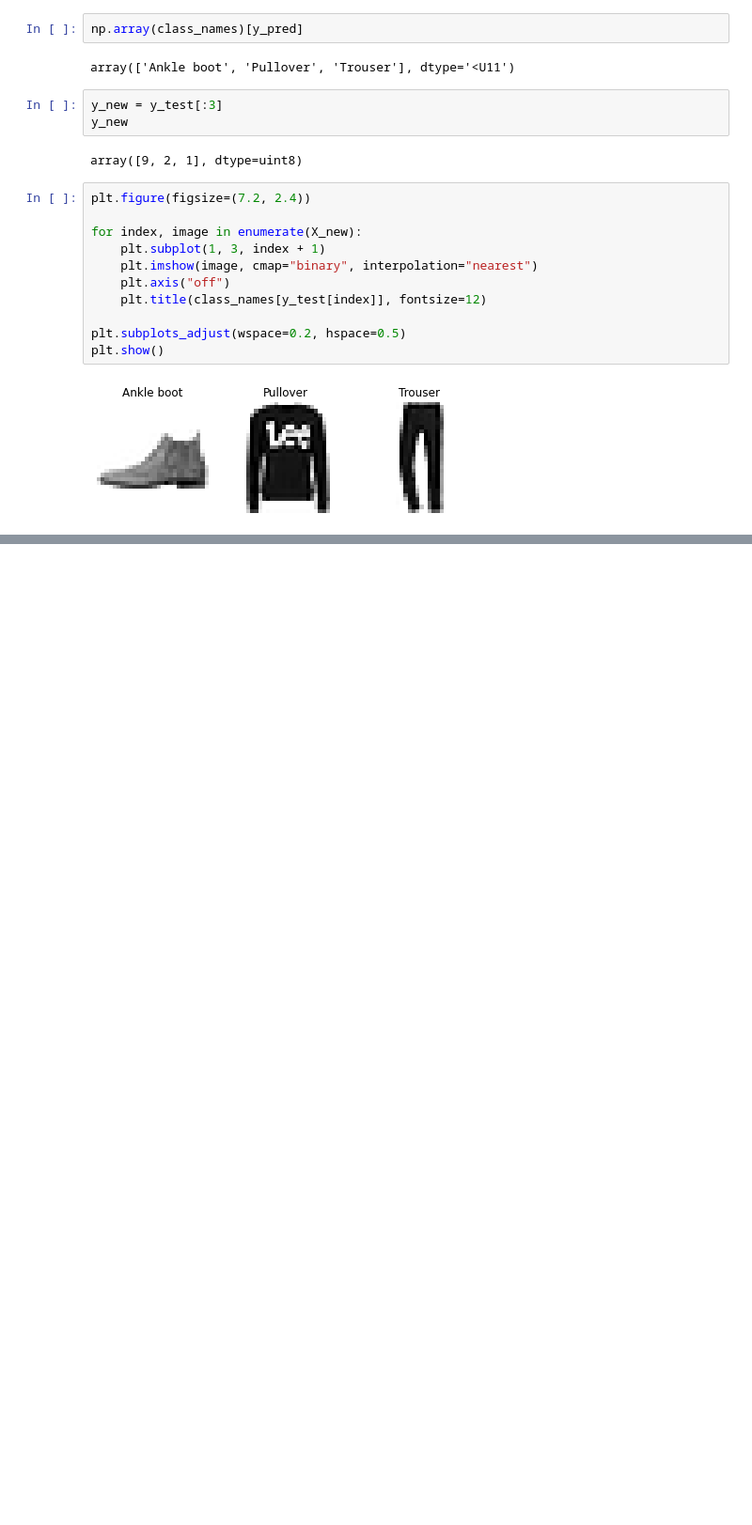
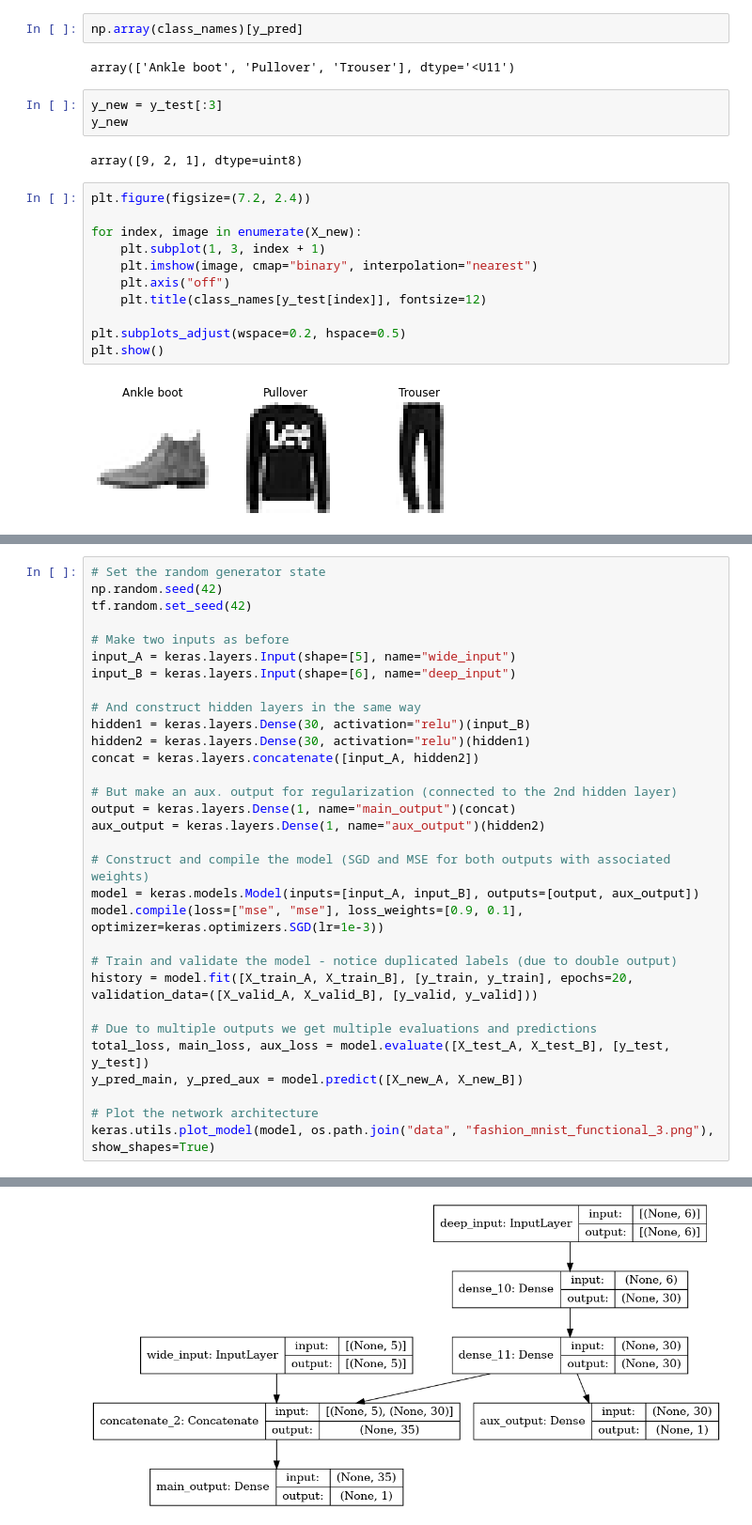
Before and after one commit to matyama/homl, a Jupyter notebook: 10_neural_networks.ipynb, the cells around one changed output, grey strips where cells are left out. Shown at 94% size. Saved outputs shown, nothing was run; the diff lists cells and outputs as text; blank space fills up the shorter version.

```diff
--- a/10_neural_networks.ipynb
+++ b/10_neural_networks.ipynb
@@ -408,0 +634,32 @@ plt.show()
+# %%
+# Set the random generator state
+np.random.seed(42)
+tf.random.set_seed(42)
+
+# Make two inputs as before
+input_A = keras.layers.Input(shape=[5], name="wide_input")
+input_B = keras.layers.Input(shape=[6], name="deep_input")
+
+# And construct hidden layers in the same way
+hidden1 = keras.layers.Dense(30, activation="relu")(input_B)
+hidden2 = keras.layers.Dense(30, activation="relu")(hidden1)
+concat = keras.layers.concatenate([input_A, hidden2])
+
+# But make an aux. output for regularization (connected to the 2nd hidden layer)
+output = keras.layers.Dense(1, name="main_output")(concat)
+aux_output = keras.layers.Dense(1, name="aux_output")(hidden2)
+
+# Construct and compile the model (SGD and MSE for both outputs with associated weights)
+model = keras.models.Model(inputs=[input_A, input_B], outputs=[output, aux_output])
+model.compile(loss=["mse", "mse"], loss_weights=[0.9, 0.1], optimizer=keras.optimizers.SGD(lr=1e-3))
+
+# Train and validate the model - notice duplicated labels (due to double output)
+history = model.fit([X_train_A, X_train_B], [y_train, y_train], epochs=20, validation_data=([X_valid_A, X_valid_B], [y_valid, y_valid]))
+
+# Due to multiple outputs we get multiple evaluations and predictions
+total_loss, main_loss, aux_loss = model.evaluate([X_test_A, X_test_B], [y_test, y_test])
+y_pred_main, y_pred_aux = model.predict([X_new_A, X_new_B])
+
+# Plot the network architecture
+keras.utils.plot_model(model, os.path.join("data", "fashion_mnist_functional_3.png"), show_shapes=True)
+# %% [output]
@@ -408,0 +683 @@ plt.show()
+[figure, added]
```
Also changed, not shown: parts of 23 cells of this notebook.
